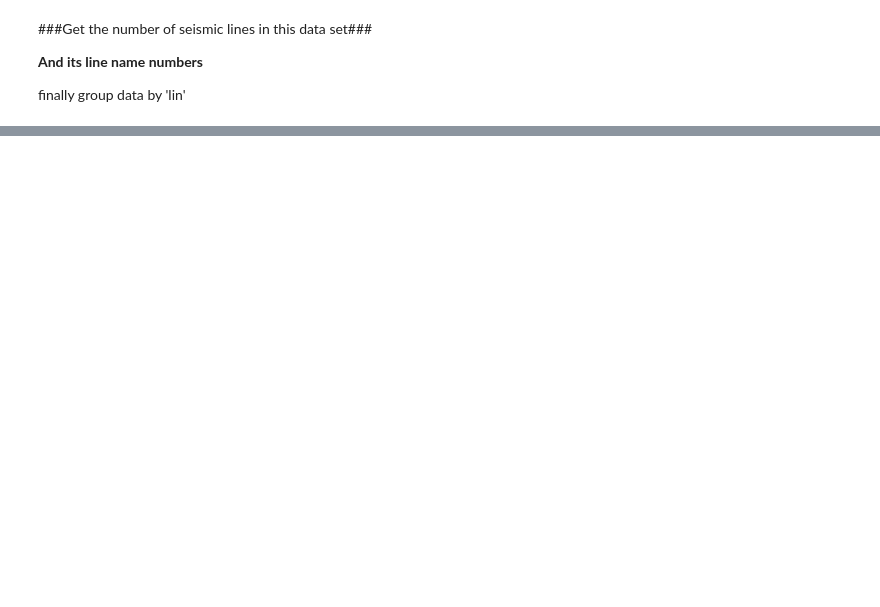
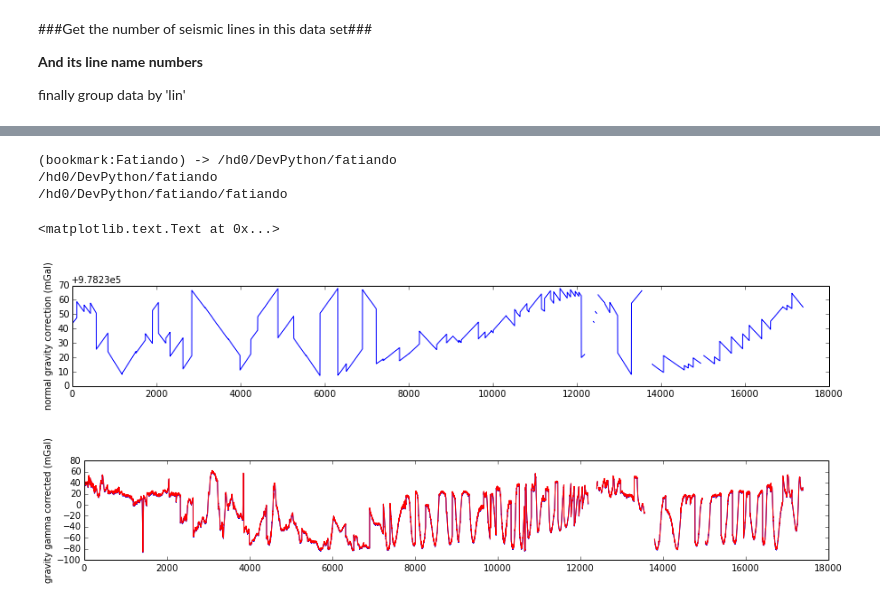
Before and after one commit to eusoubrasileiro/geonumerics, a Jupyter notebook: ipython_notebooks/Fatiando Correção Ar-livre Bahia Norte J..ipynb, the cells around one changed output, grey strips where cells are left out. Cells and saved outputs as stored; diff of their text form; code cells hidden in the pictures; blank space fills up the shorter version.

```diff
--- a/ipython_notebooks/Fatiando Correção Ar-livre Bahia Norte J..ipynb
+++ b/ipython_notebooks/Fatiando Correção Ar-livre Bahia Norte J..ipynb
@@ -132,0 +154,23 @@ dtype('float64')
+# %%
+%cd Fatiando
+%cd fatiando
+from fatiando.gravmag import normal_gravity
+# We'll do this using the closed form of the normal gravity for the WGS84, at sea-leavel
+# create normal earth correction gravity
+data['gamma'] = normal_gravity.gamma_closed_form(data['latsad69'].values, numpy.zeros(len(data)))
+pylab.figure(figsize=(15,2))
+plot(data['gamma'])
+ylabel('normal gravity correction (mGal)')
+# correct data
+data['freeair gravity'] = data['eotvos gravity'] - data['gamma']
+pylab.figure(figsize=(15,2))
+plot(data['freeair gravity'],'b')
+plot(data['Anom. Ar-livre'], 'r')
+ylabel('gravity gamma corrected (mGal)')
+# %% [output]
+(bookmark:Fatiando) -> /hd0/DevPython/fatiando
+/hd0/DevPython/fatiando
+/hd0/DevPython/fatiando/fatiando
+<matplotlib.text.Text at 0x...>
+[figure, added]
+[figure, added]
```
Also changed, not shown: parts of 34 cells of this notebook.
